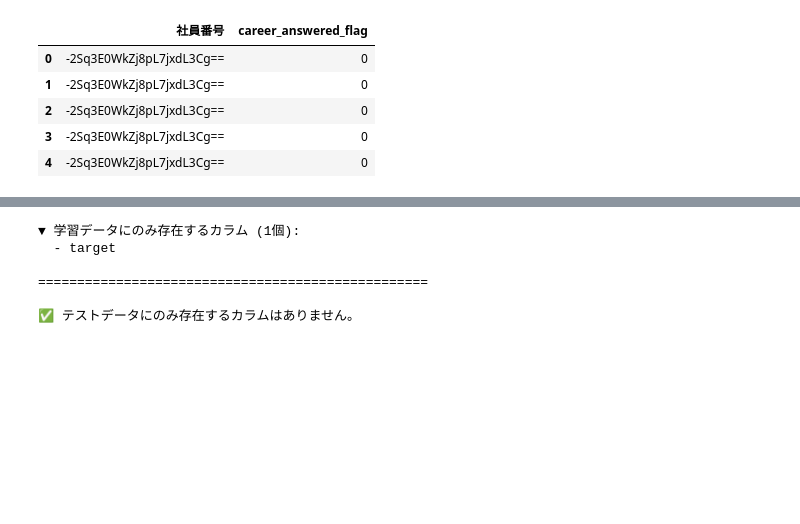
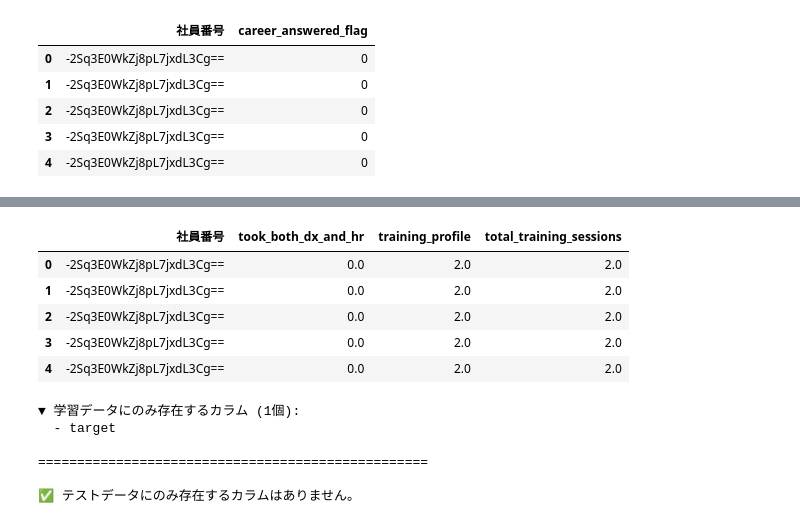
Before and after one commit to emon0415/atmaCup_20_250804, a Jupyter notebook: 250801ml.ipynb, the cells around one changed output, grey strips where cells are left out. Saved outputs shown, nothing was run; the diff lists cells and outputs as text; code cells hidden in the pictures; blank space fills up the shorter version.

```diff
--- a/250801ml.ipynb
+++ b/250801ml.ipynb
@@ -1366,3 +1358,79 @@ Name: count, dtype: int64
 | 2 | -2Sq3E0WkZj8pL7jxdL3Cg== | 0 |
 | 3 | -2Sq3E0WkZj8pL7jxdL3Cg== | 0 |
 | 4 | -2Sq3E0WkZj8pL7jxdL3Cg== | 0 |
+# %%
+# DX・HR両方受講フラグ (took_both_dx_and_hr),
+# 研修参加パターン (training_profile),
+# 研修総参加回数 (total_training_sessions)のついか
+
+# ===================================================================
+# 4. DX研修とHR研修の相乗効果に関する特徴量作成
+# ===================================================================
+def create_training_interaction_features(dx_df, hr_df):
+    print("--- DX・HR研修の相乗効果に関する特徴量を作成中... ---")
+
+    # 全社員のリストを作成
+    all_workers = pd.Index(pd.concat([dx_df['社員番号'], hr_df['社員番号']]).unique())
+    df_features = pd.DataFrame(index=all_workers)
+    df_features.index.name = '社員番号'
+
+    # 各研修に参加したかどうかのフラグ
+    took_dx = df_features.index.isin(dx_df['社員番号'].unique())
+    took_hr = df_features.index.isin(hr_df['社員番号'].unique())
+
+    # --- DX・HR両方受講フラグ ---
+    df_features['took_both_dx_and_hr'] = (took_dx & took_hr).astype(int)
+
+    # --- 研修参加パターン ---
+    # 3:両方, 2:DXのみ, 1:HRのみ, 0:どちらもなし
+    df_features['training_profile'] = (took_dx.astype(int) * 2 + took_hr.astype(int))
+
+    # --- 研修総参加回数 ---
+    dx_counts = dx_df.groupby('社員番号').size().rename('dx_count')
+    hr_counts = hr_df.groupby('社員番号').size().rename('hr_count')
+    # 両方のカウントを結合し、欠損は0埋めして合計
+    total_counts = pd.concat([dx_counts, hr_counts], axis=1).fillna(0)
+    df_features['total_training_sessions'] = total_counts['dx_count'] + total_counts['hr_count']
+
+    return df_features.reset_index()
+
+# ===================================================================
+# 5. 全ての特徴量を作成し、結合する (★結合処理を更新★)
+# ===================================================================
+with Timer(prefix="create & merge new features..."):
+    # 各関数を呼び出して特徴量DFを作成
+    df_pos_interaction = create_position_interaction_features(df_position)
+    df_dx_interaction = create_dx_interaction_features(df_dx, df_position)
+    df_career_scores = create_career_composite_scores(df_career)
+    # ★追加した関数を呼び出し
+    df_training_interaction = create_training_interaction_features(df_dx, df_hr)
+
+    # --- 既存の特徴量をクリーンアップ ---
+    new_feature_dfs = [df_pos_interaction, df_dx_interaction, df_career_scores, df_training_interaction]
+
+    for feature_df in new_feature_dfs:
+        cols_to_drop = [col for col in feature_df.columns if col != '社員番号']
+        df_train_feat.drop(columns=cols_to_drop, inplace=True, errors='ignore')
+        df_test_feat.drop(columns=cols_to_drop, inplace=True, errors='ignore')
+    print("--- 既存の特徴量をクリーンアップしました ---")
+
+    # --- 全ての特徴量を結合 ---
+    df_train_feat = pd.merge(df_train_feat, df_pos_interaction, on='社員番号', how='left')
+    df_train_feat = pd.merge(df_train_feat, df_dx_interaction, on='社員番号', how='left')
+    df_train_feat = pd.merge(df_train_feat, df_career_scores, on='社員番号', how='left')
+    df_train_feat = pd.merge(df_train_feat, df_training_interaction, on='社員番号', how='left') # ★追加
+
+    df_test_feat = pd.merge(df_test_feat, df_pos_interaction, on='社員番号', how='left')
+    df_test_feat = pd.merge(df_test_feat, df_dx_interaction, on='社員番号', how='left')
+    df_test_feat = pd.merge(df_test_feat, df_career_scores, on='社員番号', how='left')
+    df_test_feat = pd.merge(df_test_feat, df_training_interaction, on='社員番号', how='left') # ★追加
+
+    print("\n--- 全ての追加特徴量を結合しました ---")
+    print(f"訓練データ 最終shape: {df_train_feat.shape}")
+    print(f"テストデータ 最終shape: {df_test_feat.shape}")
+
+# 結合後のデータフレームの先頭を表示
+print("\n--- 結合後の訓練データ (追加された特徴量の一部) ---")
+new_cols = ['社員番号', 'took_both_dx_and_hr', 'training_profile', 'total_training_sessions']
+display(df_train_feat.fillna(0)[new_cols].head())
+# %% [output]
@@ -1369,3 +1448,9 @@ Name: count, dtype: int64
+|  | 社員番号 | took_both_dx_and_hr | training_profile | total_training_sessions |
+| 0 | -2Sq3E0WkZj8pL7jxdL3Cg== | 0.0 | 2.0 | 2.0 |
+| 1 | -2Sq3E0WkZj8pL7jxdL3Cg== | 0.0 | 2.0 | 2.0 |
+| 2 | -2Sq3E0WkZj8pL7jxdL3Cg== | 0.0 | 2.0 | 2.0 |
+| 3 | -2Sq3E0WkZj8pL7jxdL3Cg== | 0.0 | 2.0 | 2.0 |
+| 4 | -2Sq3E0WkZj8pL7jxdL3Cg== | 0.0 | 2.0 | 2.0 |
 # %%
 # --- どのカラムが一致していないかを確認 ---
 
```
Also changed, not shown: parts of 17 cells of this notebook.
